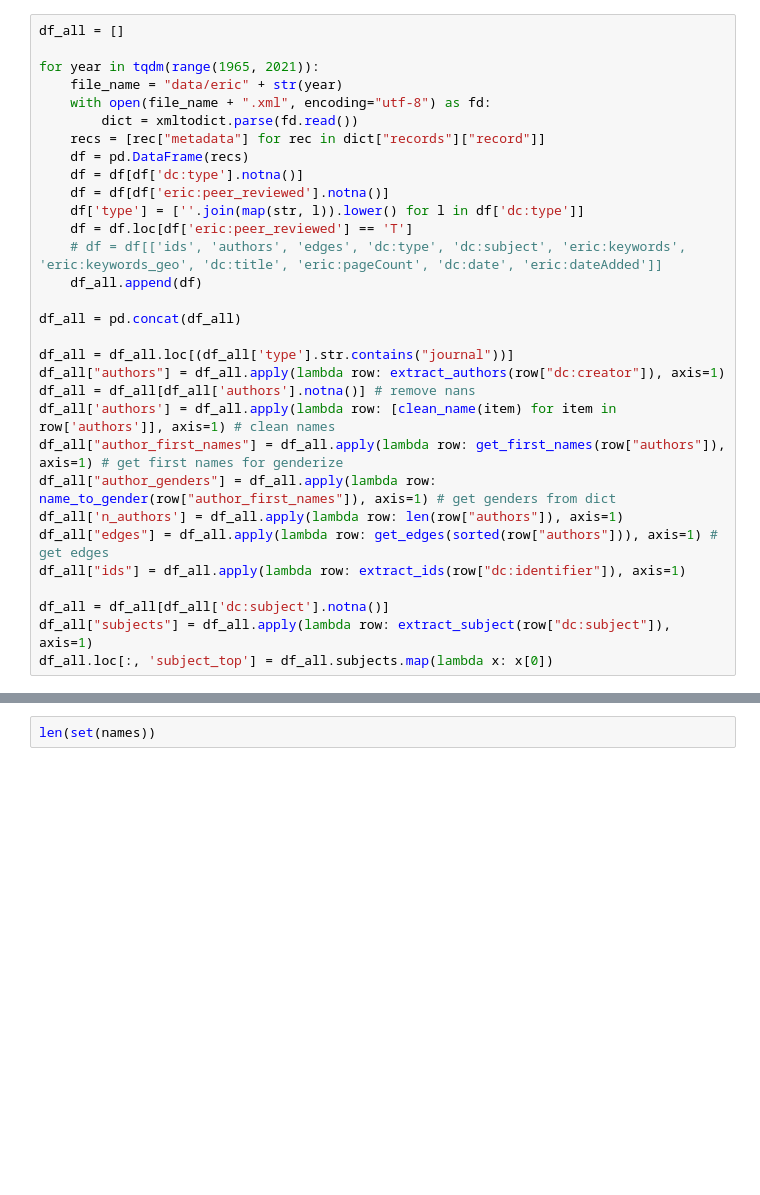
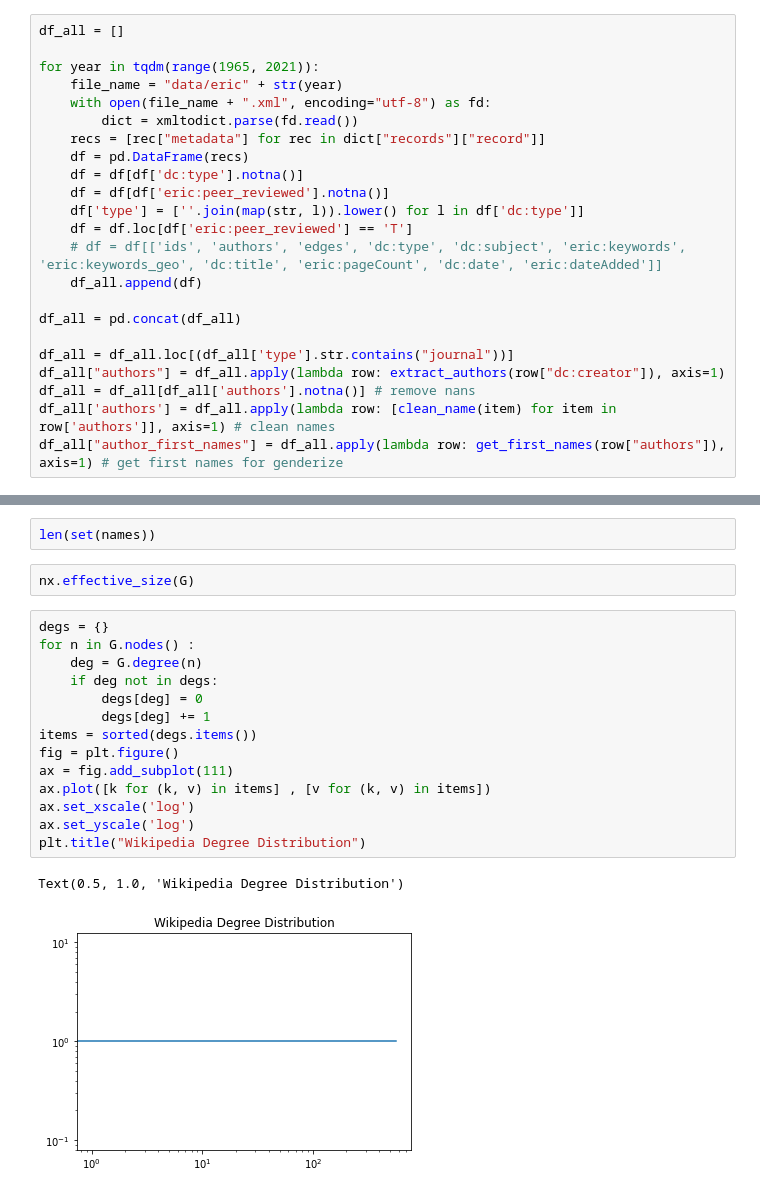
Before and after one commit to saurabh-khanna/educ-sn, a Jupyter notebook: read_xmls.ipynb, the cells around one changed output, grey strips where cells are left out. Drawn from its saved outputs; the diff is of its cells as text; blank space fills up the shorter version.

```diff
--- a/read_xmls.ipynb
+++ b/read_xmls.ipynb
@@ -130,11 +135,3 @@ df_all["authors"] = df_all.apply(lambda row: extract_authors(row["dc:creator"]),
 df_all = df_all[df_all['authors'].notna()] # remove nans
 df_all['authors'] = df_all.apply(lambda row: [clean_name(item) for item in row['authors']], axis=1) # clean names
 df_all["author_first_names"] = df_all.apply(lambda row: get_first_names(row["authors"]), axis=1) # get first names for genderize
-df_all["author_genders"] = df_all.apply(lambda row: name_to_gender(row["author_first_names"]), axis=1) # get genders from dict
-df_all['n_authors'] = df_all.apply(lambda row: len(row["authors"]), axis=1)
-df_all["edges"] = df_all.apply(lambda row: get_edges(sorted(row["authors"])), axis=1) # get edges
-df_all["ids"] = df_all.apply(lambda row: extract_ids(row["dc:identifier"]), axis=1)
-
-df_all = df_all[df_all['dc:subject'].notna()]
-df_all["subjects"] = df_all.apply(lambda row: extract_subject(row["dc:subject"]), axis=1)
-df_all.loc[:, 'subject_top'] = df_all.subjects.map(lambda x: x[0])
@@ -434,3 +494,22 @@ for x in tqdm(G.nodes()):
 Counter(names).most_common()
 # %%
 len(set(names))
+# %%
+nx.effective_size(G)
+# %%
+degs = {}
+for n in G.nodes() :
+    deg = G.degree(n)
+    if deg not in degs:
+        degs[deg] = 0
+        degs[deg] += 1
+items = sorted(degs.items())
+fig = plt.figure()
+ax = fig.add_subplot(111)
+ax.plot([k for (k, v) in items] , [v for (k, v) in items])
+ax.set_xscale('log')
+ax.set_yscale('log')
+plt.title("Wikipedia Degree Distribution")
+# %% [output]
+Text(0.5, 1.0, 'Wikipedia Degree Distribution')
+[figure, added]
```
Also changed, not shown: parts of 9 cells of this notebook, 8 other files.
